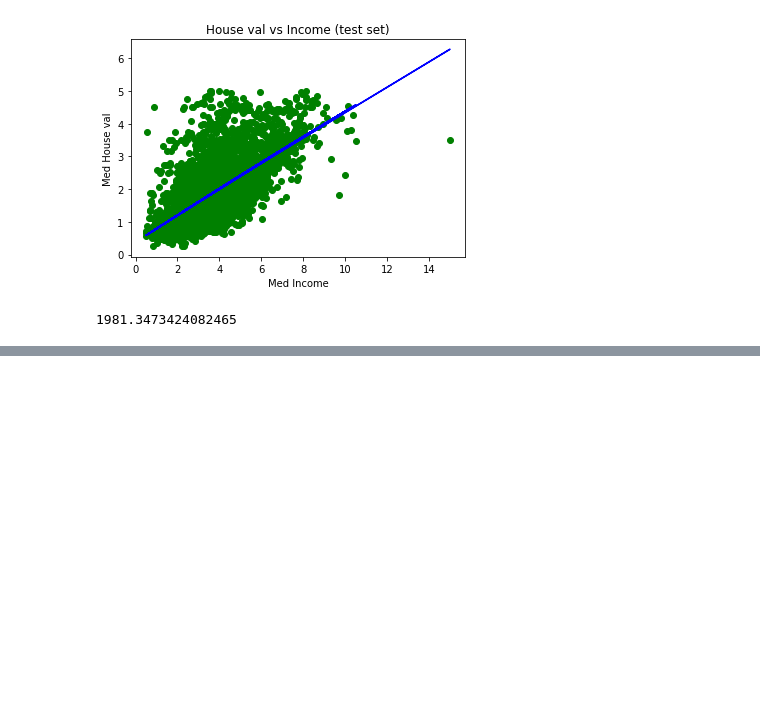
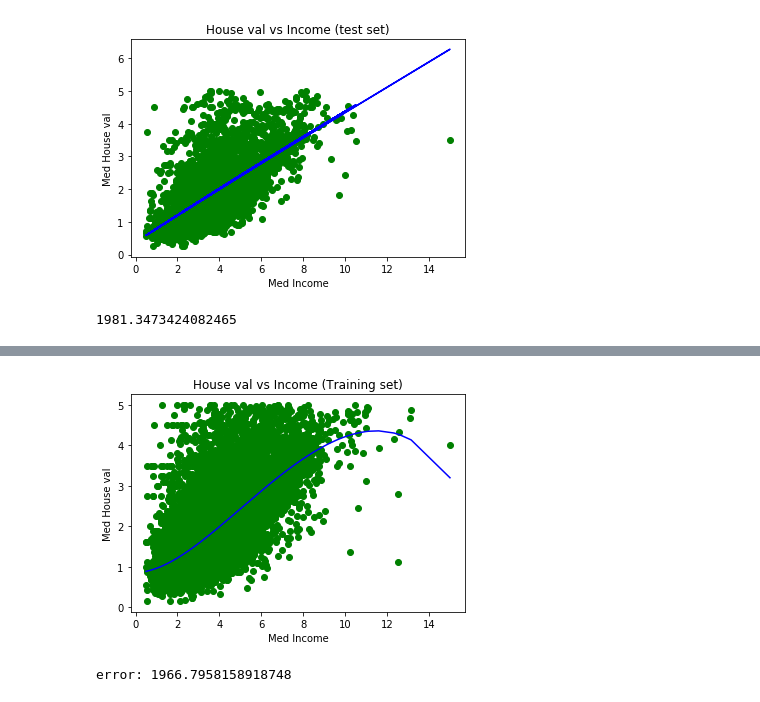
Before and after one commit to DavidC1212/CV_training, a Jupyter notebook: solutions/Linear regression.ipynb, the cells around one changed output, grey strips where cells are left out. Drawn from its saved outputs; the diff is of its cells as text; code cells hidden in the pictures; blank space fills up the shorter version.

Commit message:
finished linear regression

```diff
--- a/solutions/Linear regression.ipynb
+++ b/solutions/Linear regression.ipynb
@@ -282,5 +279,3 @@ y_test_hat = reg.predict(new_test_X.T)
 print('error:',sum((test_y.values - y_test_hat.reshape(-1))**2))
 # %% [output]
 error: 1981.8774023359445
-# %%
-train_df.drop(columns='Population', inplace=True, axis=1)
@@ -392,0 +357,7 @@ beta_0, beta_1, beta_2, beta_3= fit_sequantialy_parabloic(train_df, 10000)
+# %%
+from sklearn.preprocessing import PolynomialFeatures
+poly = PolynomialFeatures(degree=5)
+
+poly_features = poly.fit_transform(train_df.MedInc.values.reshape(-1, 1))
+poly_reg_model = LinearRegression()
+poly_reg_model.fit(poly_features, train_df.MedHouseVal)
@@ -392,0 +392,16 @@ beta_0, beta_1, beta_2, beta_3= fit_sequantialy_parabloic(train_df, 10000)
+# %%
+y_hat_train = poly_reg_model.predict(poly_features)
+# %%
+import operator
+sort_axis = operator.itemgetter(0)
+sorted_zip = sorted(zip(train_df.MedInc,y_hat_train), key=sort_axis)
+x, y_poly_pred = zip(*sorted_zip)
+# %%
+plt.scatter(train_df.MedInc, train_df.MedHouseVal, color = "green")
+plt.plot(x, y_poly_pred, color = "blue")
+plt.title("House val vs Income (Training set)")
+plt.xlabel("Med Income")
+plt.ylabel("Med House val")
+plt.show()
+# %% [output]
+[figure, added]
@@ -392,0 +412,4 @@ beta_0, beta_1, beta_2, beta_3= fit_sequantialy_parabloic(train_df, 10000)
+# %%
+print('error:',sum((test_y.values - y_hat_test.reshape(-1))**2))
+# %% [output]
+error: 1966.7958158918748
```
Also changed, not shown: parts of 37 cells of this notebook.
